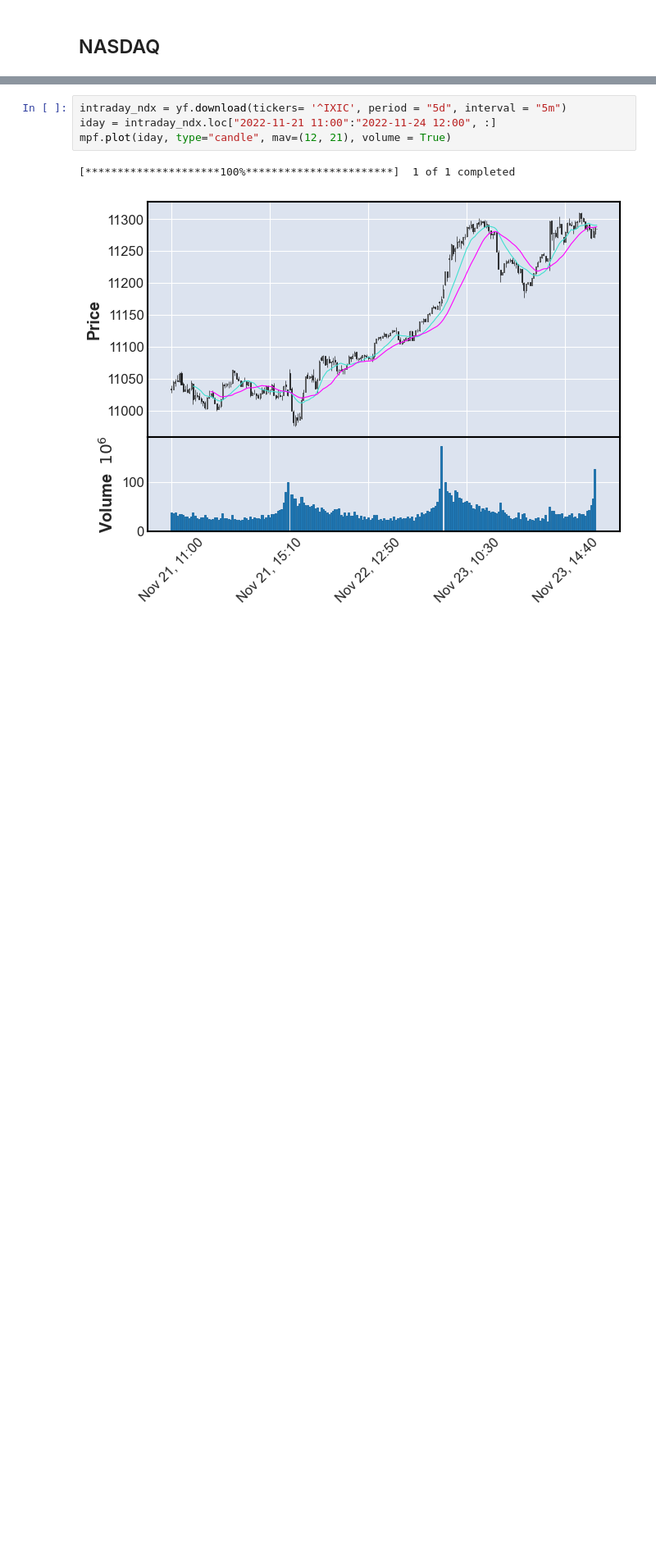
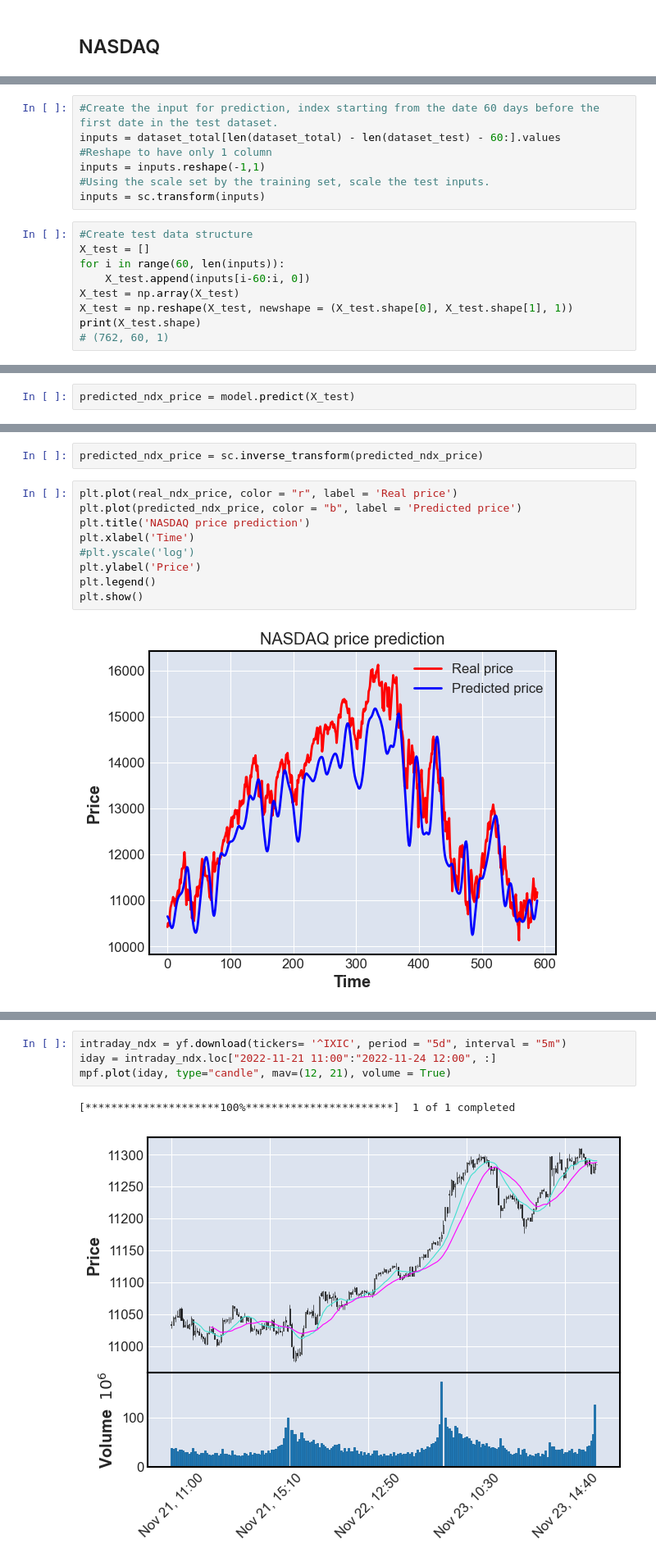
Before and after one commit to litosmunoz/Introduction-to-Quantitative-Trading, a Jupyter notebook: pruebas/stock.ipynb, the cells around one changed output, grey strips where cells are left out. Shown at 82% size. Drawn from its saved outputs; the diff is of its cells as text; blank space fills up the shorter version.

```diff
--- a/pruebas/stock.ipynb
+++ b/pruebas/stock.ipynb
@@ -24,0 +105,16 @@ ndx.head()
+# %%
+#Create the input for prediction, index starting from the date 60 days before the first date in the test dataset.
+inputs = dataset_total[len(dataset_total) - len(dataset_test) - 60:].values
+#Reshape to have only 1 column
+inputs = inputs.reshape(-1,1)
+#Using the scale set by the training set, scale the test inputs.
+inputs = sc.transform(inputs)
+# %%
+#Create test data structure
+X_test = []
+for i in range(60, len(inputs)):
+    X_test.append(inputs[i-60:i, 0])
+X_test = np.array(X_test)
+X_test = np.reshape(X_test, newshape = (X_test.shape[0], X_test.shape[1], 1))
+print(X_test.shape)
+# (762, 60, 1)
@@ -24,0 +123,2 @@ ndx.head()
+# %%
+predicted_ndx_price = model.predict(X_test)
@@ -25,3 +127,16 @@ ndx.head()
+# %%
+predicted_ndx_price = sc.inverse_transform(predicted_ndx_price)
+# %%
+plt.plot(real_ndx_price, color = "r", label = 'Real price')
+plt.plot(predicted_ndx_price, color = "b", label = 'Predicted price')
+plt.title('NASDAQ price prediction')
+plt.xlabel('Time')
+#plt.yscale('log')
+plt.ylabel('Price')
+plt.legend()
+plt.show()
+# %% [output]
+[figure, added]
 # %%
 mpf.plot(ndx, type = 'candle', mav=(21, 55), volume = True)
 # %% [output]
```
Also changed, not shown: parts of 15 cells of this notebook, 2 other files.
